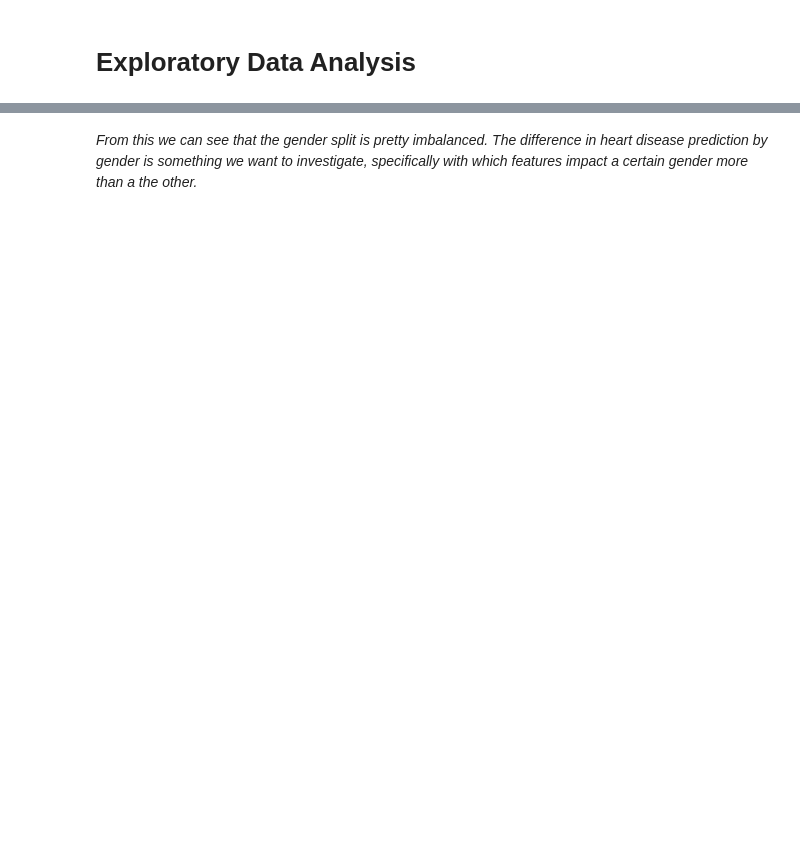
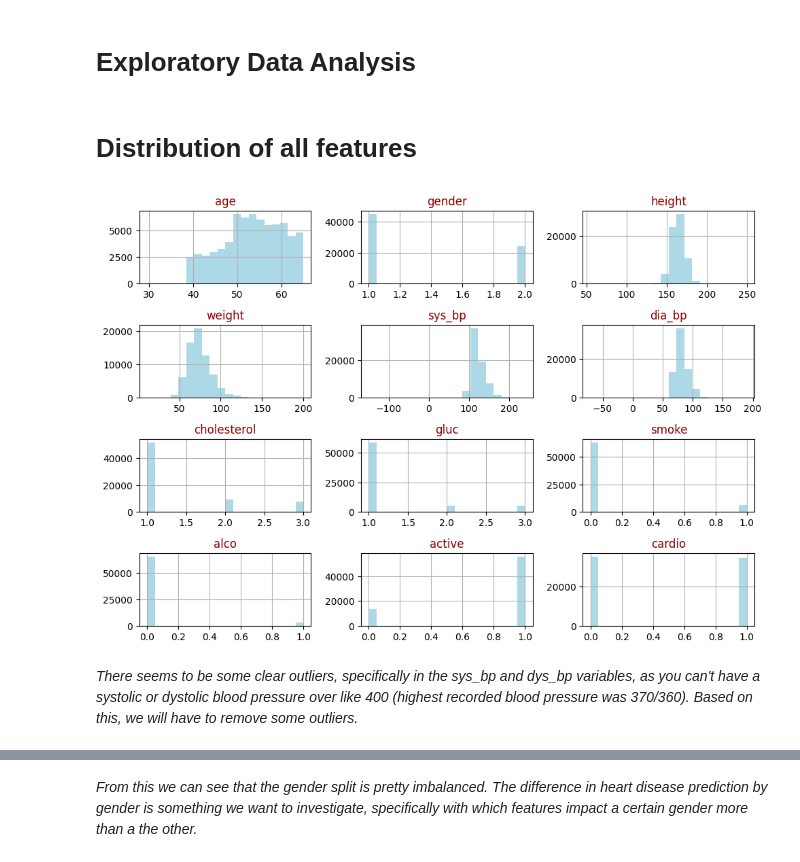
Before and after one commit to bradymiller2310/DS340_Project, a Jupyter notebook: Ensemble CNN.ipynb, the cells around one changed output, grey strips where cells are left out. Drawn from its saved outputs; the diff is of its cells as text; code cells hidden in the pictures; blank space fills up the shorter version.

```diff
--- a/Ensemble CNN.ipynb
+++ b/Ensemble CNN.ipynb
@@ -72,2 +70,18 @@ df_women = df[df['gender'] == 1]
 # %% [markdown]
 # **Exploratory Data Analysis**
+# %% [markdown]
+# Distribution of all features
+# %%
+def draw_histograms(dataframe, features, rows, cols):
+    fig = plt.figure(figsize = (10, 10))
+    for i, feature in enumerate(features):
+        ax = fig.add_subplot(rows, cols, i+1)
+        dataframe[feature].hist(bins = 20, ax = ax, facecolor = 'LightBlue')
+        ax.set_title(feature, color = 'DarkRed')
+    fig.tight_layout()
+    plt.show()
+draw_histograms(df, df.columns, 6, 3)
+# %% [output]
+[figure, added]
+# %% [markdown]
+*There seems to be some clear outliers, specifically in the sys_bp and dys_bp variables, as you can't have a systolic or dystolic blood pressure over like 400 (highest recorded blood pressure was 370/360). Based on this, we will have to remove some outliers.*
```
Also changed, not shown: parts of 32 cells of this notebook.
